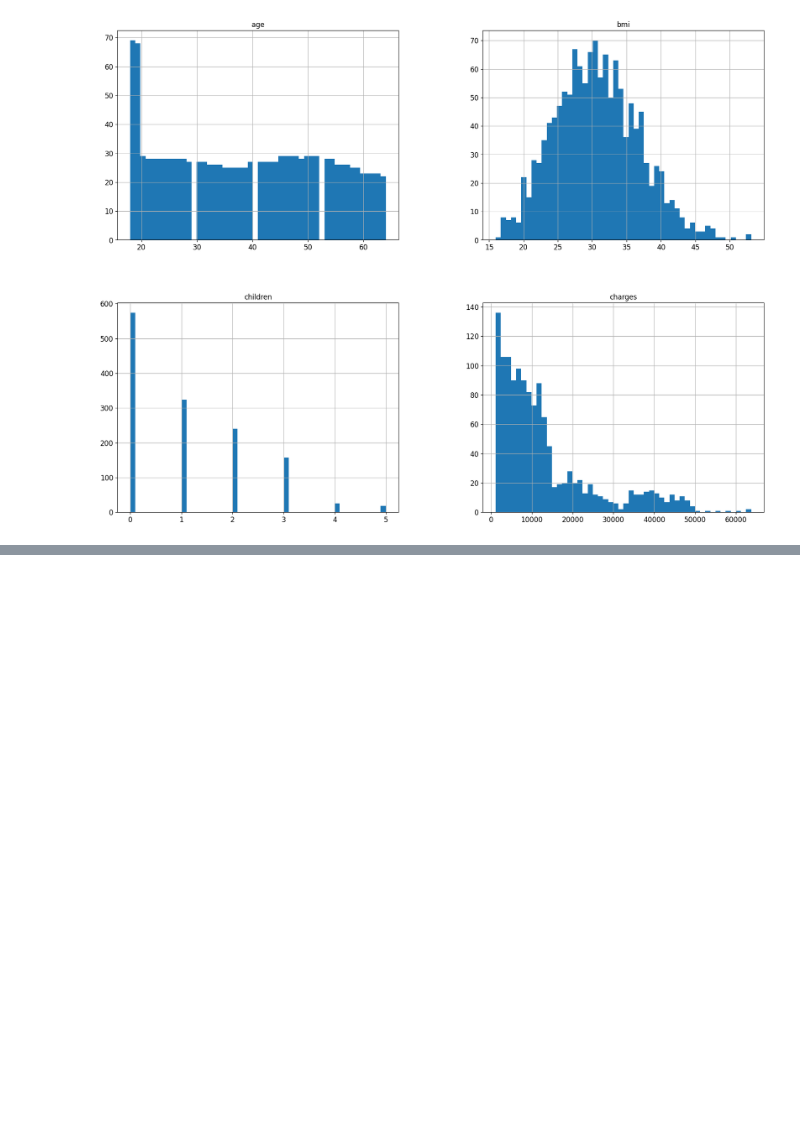
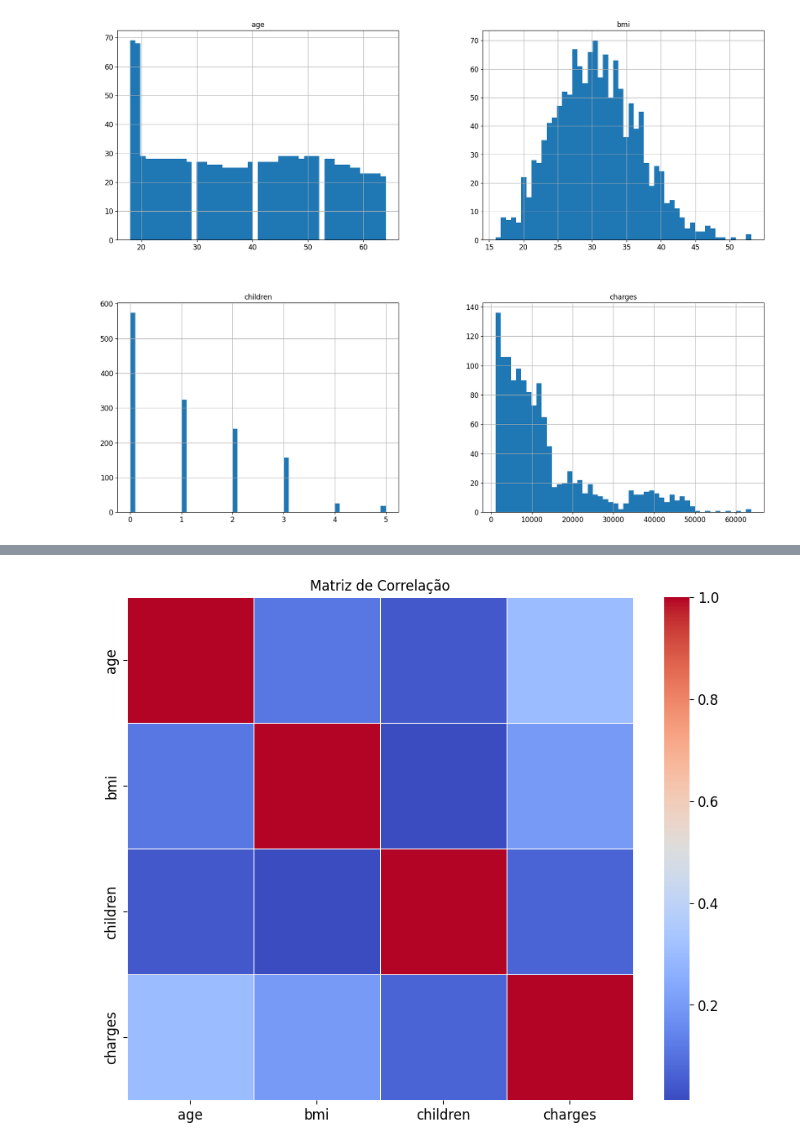
Before and after one commit to pedroigp/FIAP-Tech-Challenge-Fase1, a Jupyter notebook: Tech_Challenge_1.ipynb, the cells around one changed output, grey strips where cells are left out. Saved outputs shown, nothing was run; the diff lists cells and outputs as text; code cells hidden in the pictures; blank space fills up the shorter version.

```diff
--- a/Tech_Challenge_1.ipynb
+++ b/Tech_Challenge_1.ipynb
@@ -153,3 +159,10 @@ array([[<Axes: title={'center': 'age'}>, <Axes: title={'center': 'bmi'}>],
        [<Axes: title={'center': 'children'}>,
         <Axes: title={'center': 'charges'}>]], dtype=object)
 [figure]
+# %%
+# Matriz de Correlação
+# Criando dataframe somente com nossas variáveis numericas
+df_numerico = dataset.select_dtypes([np.number])
+# Calcula a matriz de correlação
+correlation_matrix = df_numerico.corr()
+correlation_matrix
@@ -155,0 +175,9 @@ array([[<Axes: title={'center': 'age'}>, <Axes: title={'center': 'bmi'}>],
+# %%
+import seaborn as sns
+# Visualização da matriz de correlação
+plt.figure(figsize=(10, 8))
+sns.heatmap(correlation_matrix, cmap='coolwarm', annot=False, fmt=".2f", linewidths=.5)
+plt.title('Matriz de Correlação')
+plt.show()
+# %% [output]
+[figure, added]
```
Also changed, not shown: parts of 7 cells of this notebook.
